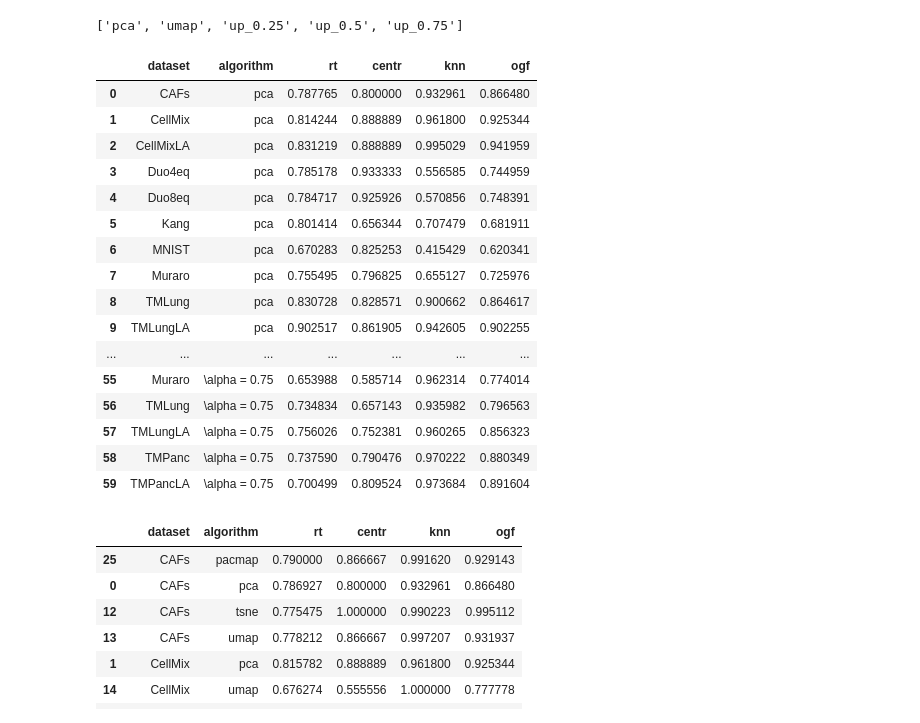
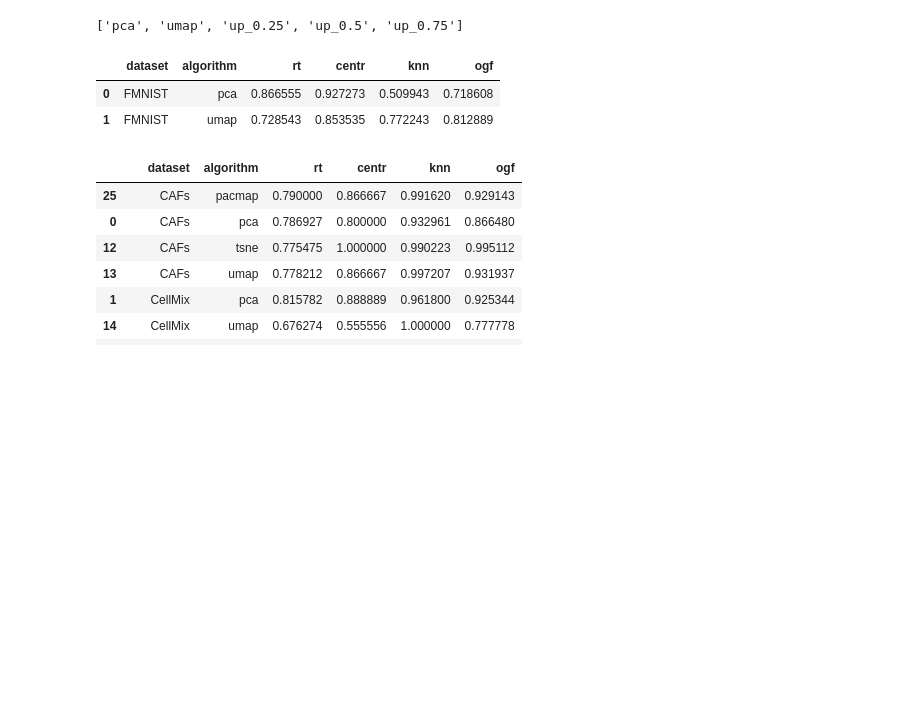
Before and after one commit to corinne-ort/drpaper25, a Jupyter notebook: run_evaluation.ipynb, the cells around one changed output. Cells and saved outputs as stored; diff of their text form; code cells hidden in the pictures; blank space fills up the shorter version.

```diff
--- a/run_evaluation.ipynb
+++ b/run_evaluation.ipynb
@@ -54,9 +54,11 @@ print(algorithms)
 ['pca', 'umap', 'up_0.25', 'up_0.5', 'up_0.75']
 # %%
 #algorithms = ['pca', 'tsne', 'umap', 'pacmap']
-hybrids = ['up_0.25', 'up_0.5', 'up_0.75']
-algorithms = ['pca','umap'] + hybrids
-datasets = ['CAFs', 'CellMix', 'CellMixLA','Duo4eq', 'Duo8eq','Kang','MNIST','Muraro','TMLung','TMLungLA','TMPanc','TMPancLA']
+#hybrids = ['up_0.25', 'up_0.5', 'up_0.75']
+hybrids = []
+algorithms = ['pca','umap'] #+ hybrids
+#datasets = ['CAFs', 'CellMix', 'CellMixLA','Duo4eq', 'Duo8eq','Kang','MNIST','Muraro','TMLung','TMLungLA','TMPanc','TMPancLA']
+datasets = ['FMNIST']
 
 filepaths = []
 results = []
@@ -96,6 +98,11 @@ for algorithm in algorithms:
         elif dataset =='Duo8eq':
             X_train = np.load(f"{cwd}/data/8eq_log_pca.npy")
             y_train = np.load(f"{cwd}/data/8eq_labels.npy")
+
+        elif dataset == 'FMNIST':
+            source_df = pd.read_csv(f"{cwd}/data/fashion-mnist.csv")
+            X_train = source_df.iloc[:,:].values.astype(np.float32)
+            y_train = source_df["class"].values
 
         elif dataset =='Kang':
             X_train = np.load(f"{cwd}/data/kang_log_pca.npy")
@@ -134,50 +141,38 @@ for algorithm in algorithms:
 
         result = dict()
         result['dataset'] = dataset
 
         if algorithm not in hybrids:
             result['algorithm'] = algorithm
 
         elif algorithm in hybrids:
-            alpha = algorithm[-4:-1] + algorithm[-1]
+            alpha = algorithm[-4:]
+            if alpha[0] == '_': # fix minor formatting issue
+                alpha = alpha[1:]
             result['algorithm'] = '$\\alpha = $' + alpha
 
         rt_acc = np.zeros(5,)
         for i in range(5):
             rt_acc[i] = random_triplet_eval(X_train, embedding, y_train) #X_train, embedding, labels
         result['rt'] = np.mean(rt_acc)
 
         centr_acc = centroid_triplet_eval(X_train, embedding, y_train) #X_train, embedding, labels
         result['centr'] = np.mean(centr_acc)
 
         knn = knn_eval(embedding, y_train, n_neighbors = 5)
         result['knn'] = knn
 
         ogf = (centr_acc + knn)/2 # overall geometric fidelity
         result['ogf'] = ogf
 
         results.append(result)
 
 df = pd.DataFrame(results)
 df
 # %% [output]
 |  | dataset | algorithm | rt | centr | knn | ogf |
-| 0 | CAFs | pca | 0.787765 | 0.800000 | 0.932961 | 0.866480 |
-| 1 | CellMix | pca | 0.814244 | 0.888889 | 0.961800 | 0.925344 |
-| 2 | CellMixLA | pca | 0.831219 | 0.888889 | 0.995029 | 0.941959 |
-| 3 | Duo4eq | pca | 0.785178 | 0.933333 | 0.556585 | 0.744959 |
-| 4 | Duo8eq | pca | 0.784717 | 0.925926 | 0.570856 | 0.748391 |
-| 5 | Kang | pca | 0.801414 | 0.656344 | 0.707479 | 0.681911 |
-| 6 | MNIST | pca | 0.670283 | 0.825253 | 0.415429 | 0.620341 |
-| 7 | Muraro | pca | 0.755495 | 0.796825 | 0.655127 | 0.725976 |
-| 8 | TMLung | pca | 0.830728 | 0.828571 | 0.900662 | 0.864617 |
-| 9 | TMLungLA | pca | 0.902517 | 0.861905 | 0.942605 | 0.902255 |
-| ... | ... | ... | ... | ... | ... | ... |
-| 55 | Muraro | \alpha = 0.75 | 0.653988 | 0.585714 | 0.962314 | 0.774014 |
-| 56 | TMLung | \alpha = 0.75 | 0.734834 | 0.657143 | 0.935982 | 0.796563 |
-| 57 | TMLungLA | \alpha = 0.75 | 0.756026 | 0.752381 | 0.960265 | 0.856323 |
-| 58 | TMPanc | \alpha = 0.75 | 0.737590 | 0.790476 | 0.970222 | 0.880349 |
-| 59 | TMPancLA | \alpha = 0.75 | 0.700499 | 0.809524 | 0.973684 | 0.891604 |
+| 0 | FMNIST | pca | 0.866555 | 0.927273 | 0.509943 | 0.718608 |
+| 1 | FMNIST | umap | 0.728543 | 0.853535 | 0.772243 | 0.812889 |
 # %%
 df['algorithm'] = df['algorithm'].apply(lambda alg: f"${alg}$" if alg.startswith("\\") else alg)
 # %%
```
Also changed, not shown: parts of 2 cells of this notebook, 5 other files.
